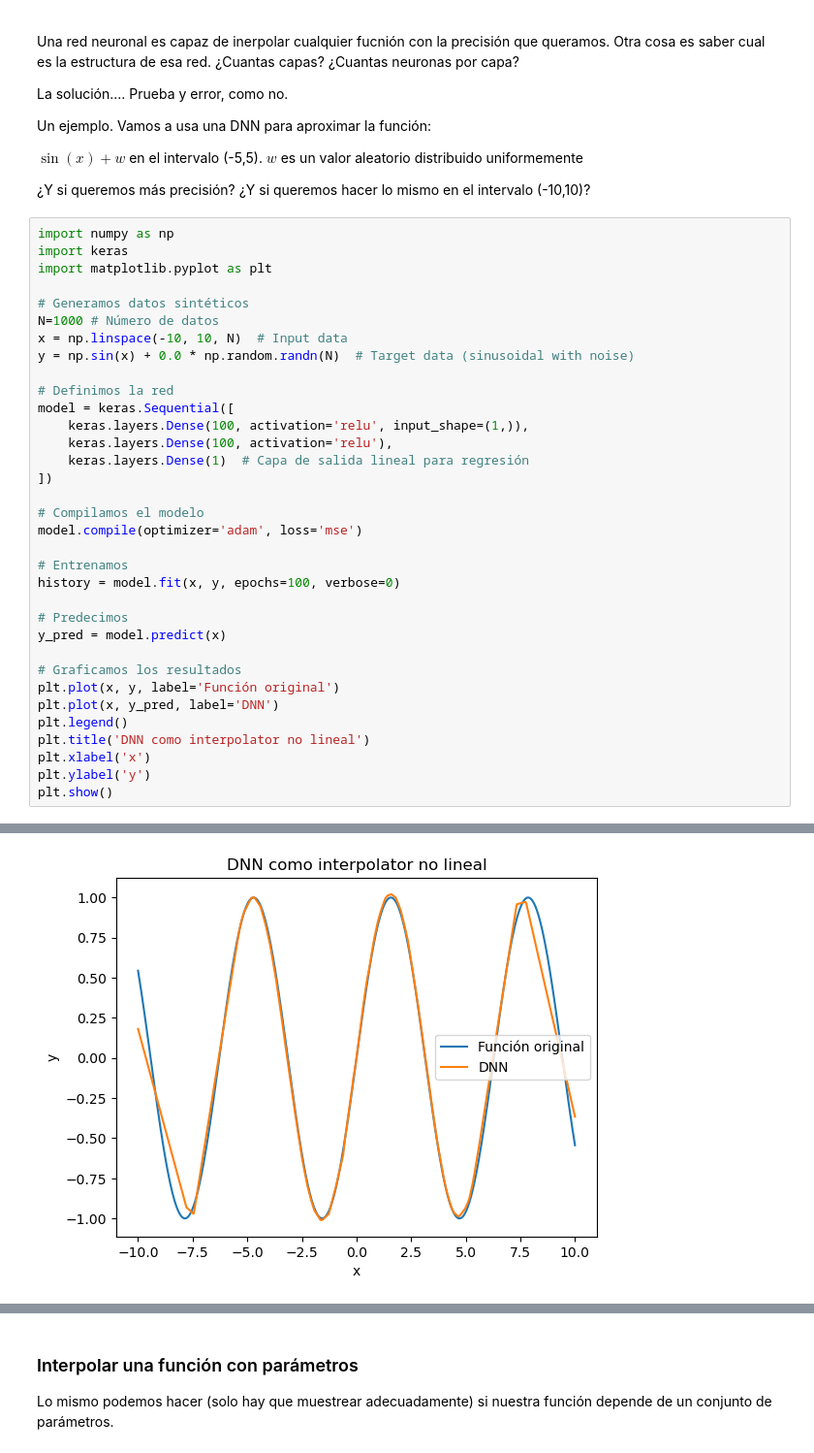
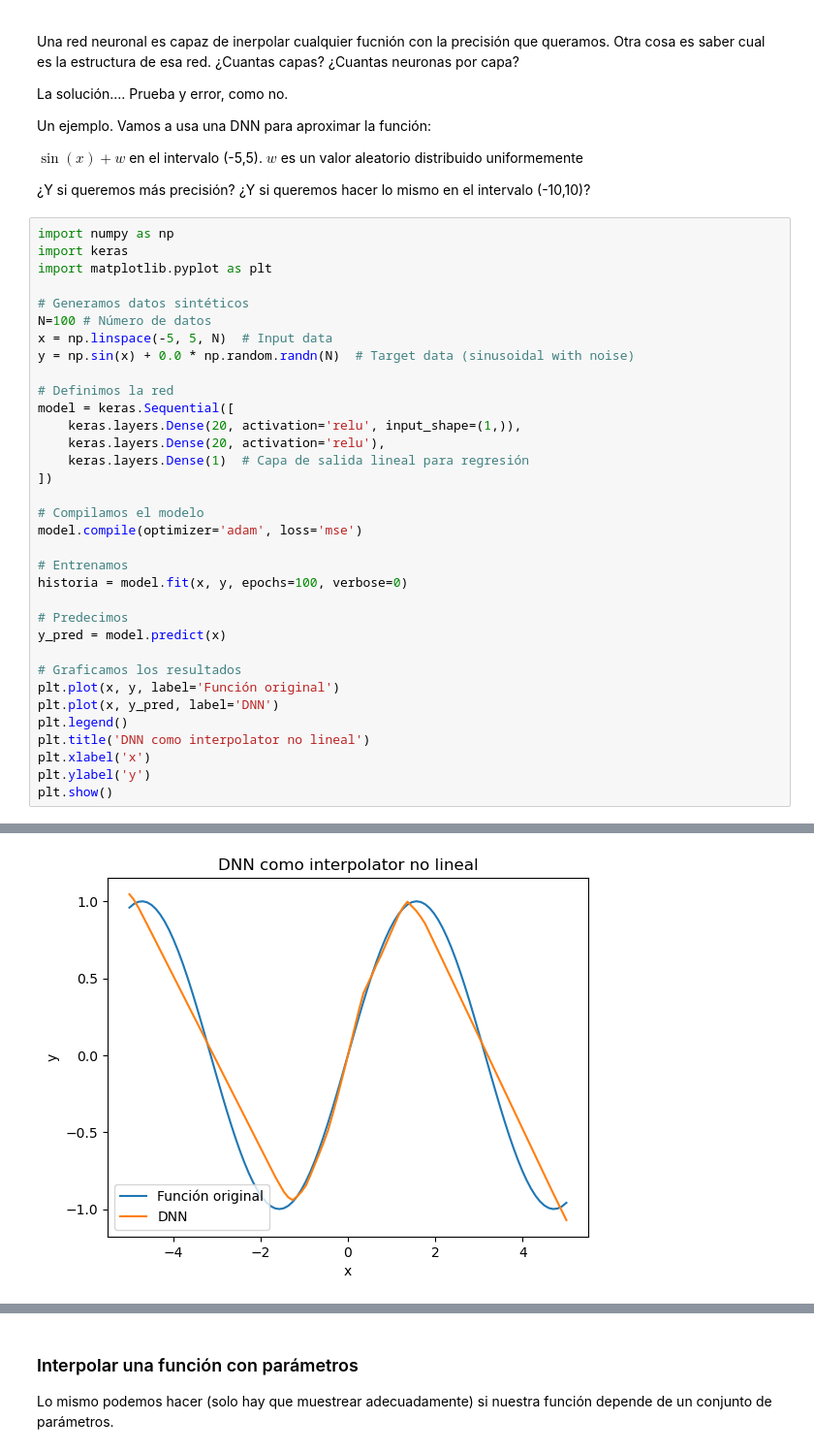
Before and after one commit to savedjuli/DeepLearning, a Jupyter notebook: 6-Interpolacion/Interpolacion.ipynb, the cells around one changed output, grey strips where cells are left out. Shown at 97% size. Drawn from its saved outputs; the diff is of its cells as text.

```diff
--- a/6-Interpolacion/Interpolacion.ipynb
+++ b/6-Interpolacion/Interpolacion.ipynb
@@ -17,14 +17,14 @@ import keras
 import matplotlib.pyplot as plt
 
 # Generamos datos sintéticos
-N=1000 # Número de datos
-x = np.linspace(-10, 10, N)  # Input data
+N=100 # Número de datos
+x = np.linspace(-5, 5, N)  # Input data
 y = np.sin(x) + 0.0 * np.random.randn(N)  # Target data (sinusoidal with noise)
 
 # Definimos la red
 model = keras.Sequential([
-    keras.layers.Dense(100, activation='relu', input_shape=(1,)),
-    keras.layers.Dense(100, activation='relu'),
+    keras.layers.Dense(20, activation='relu', input_shape=(1,)),
+    keras.layers.Dense(20, activation='relu'),
     keras.layers.Dense(1)  # Capa de salida lineal para regresión
 ])
 
@@ -32,7 +32,7 @@ model = keras.Sequential([
 model.compile(optimizer='adam', loss='mse')
 
 # Entrenamos
-history = model.fit(x, y, epochs=100, verbose=0)
+historia = model.fit(x, y, epochs=100, verbose=0)
 
 # Predecimos
 y_pred = model.predict(x)
@@ -50 +50 @@ plt.show()
-[figure, old version]
+[figure, new version]
```
Also changed, not shown: parts of 2 cells of this notebook, 5 other files.
